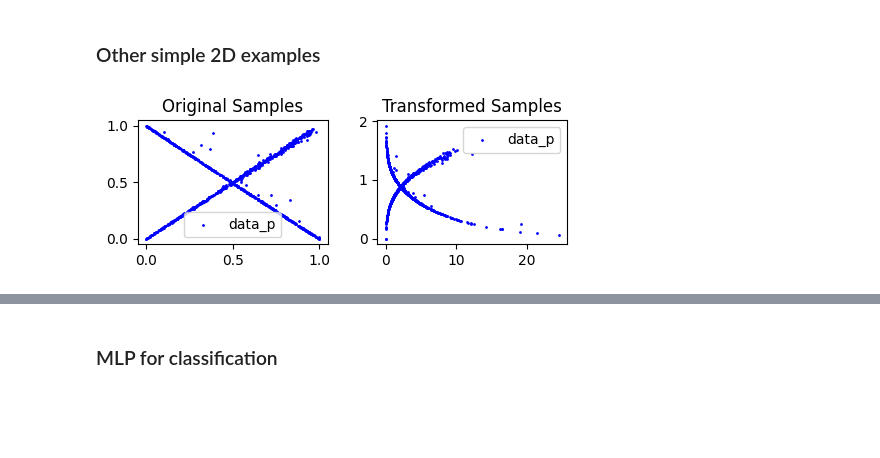
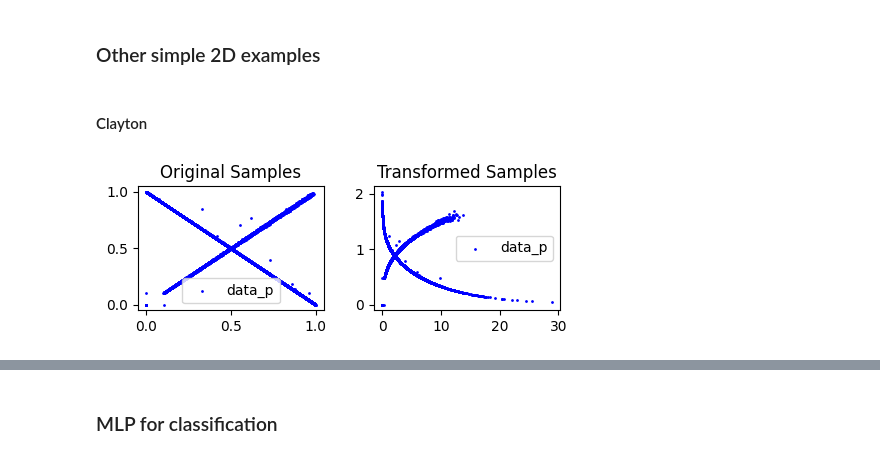
Before and after one commit to Huk-David/Ratio-Copula, a Jupyter notebook: Copula by Ratio Estimation/first_test.ipynb, the cells around one changed output, grey strips where cells are left out. Cells and saved outputs as stored; diff of their text form; code cells hidden in the pictures; blank space fills up the shorter version.

```diff
--- a/Copula by Ratio Estimation/first_test.ipynb
+++ b/Copula by Ratio Estimation/first_test.ipynb
@@ -185,36 +240,38 @@ Text(0.5, 1.0, 'Estimated ratio $\\hat{r}=\\beta *\\phi(x_1,x_2)$')
 # %% [markdown]
 ### Other simple 2D examples
+# %% [markdown]
+#### Clayton
 # %%
 from clayton.rng.archimedean import Clayton
 from scipy.stats import gamma, weibull_min
 
 # [0-1] scale samples from 2 Clayton copulas
-cla1 = Clayton(theta=110, n_samples=500)
+cla1 = Clayton(theta=310, n_samples=5000)
 samples_1 = cla1.sample_unimargin()
-cla2 = Clayton(theta=-0.99, n_samples=500)
+cla2 = Clayton(theta=-0.999, n_samples=5000)
 samples_2 = cla2.sample_unimargin()
 
 samples = np.concatenate((samples_1, samples_2))
 
 # Transform the samples
 transformed_samples_1 = gamma(a=1,scale=3).ppf(samples[:,0])
 transformed_samples_2 = weibull_min(c=3).ppf(samples[:,1])
 
 # Concatenate the transformed samples
 
 fig, axs = plt.subplots(1, 2, figsize=(5, 2))
 axs[0].scatter(samples[:,0], samples[:,1], s=1, color='blue', label='data_p')
 axs[0].set_title('Original Samples')
 axs[0].legend()
 axs[1].scatter(transformed_samples_1, transformed_samples_2, s=1, color='blue', label='data_p')
 axs[1].set_title('Transformed Samples')
 axs[1].legend()
 plt.tight_layout()
 plt.show()
 
 #copula plot
 # %% [output]
-[figure, old version]
+[figure, new version]
 # %%
 import torch.optim as optim
 import scipy.stats as scs
```
Also changed, not shown: parts of 21 cells of this notebook, 6 other files.
